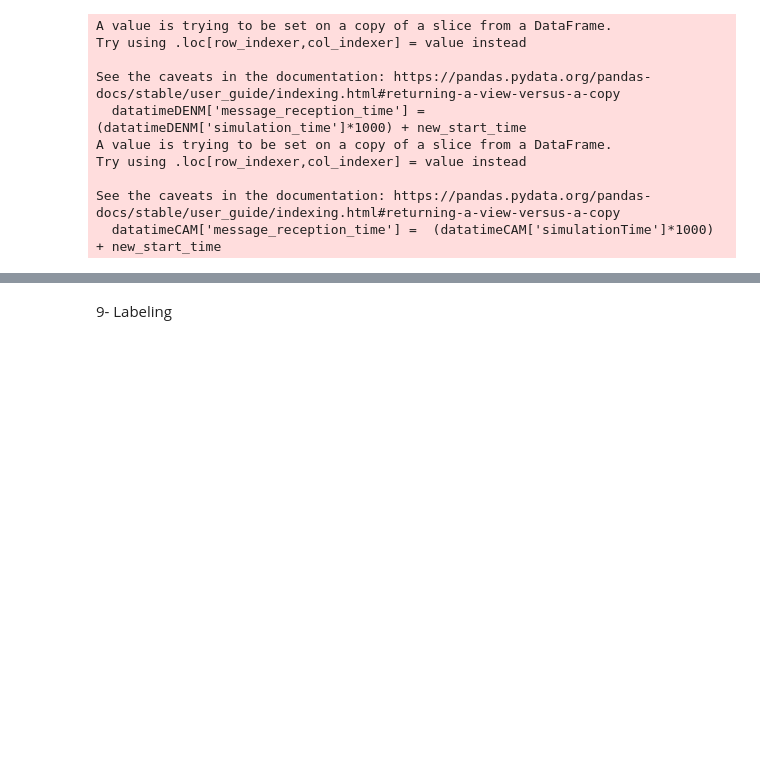
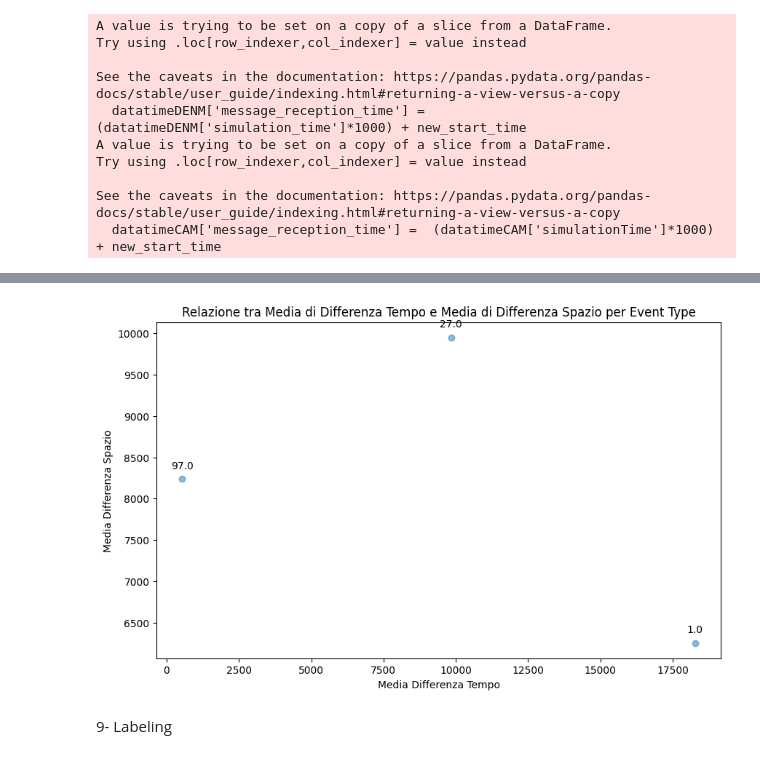
Before and after one commit to alessandrablasioli/attivitaprogettuale, a Jupyter notebook: attprog_sec/finito.ipynb, the cells around one changed output, grey strips where cells are left out. Saved outputs shown, nothing was run; the diff lists cells and outputs as text; code cells hidden in the pictures; blank space fills up the shorter version.

```diff
--- a/attprog_sec/finito.ipynb
+++ b/attprog_sec/finito.ipynb
@@ -542,3 +601,23 @@ datatimeDENM.head()
+# %%
+grouped_data_time = denm_modified.groupby('situation_eventType')['differenza_tempo'].mean()
+grouped_data_space = denm_modified.groupby('situation_eventType')['spatial_differences'].mean()
+
+mean_time = grouped_data_time.values
+mean_space = grouped_data_space.values
+
+plt.figure(figsize=(10, 6))
+plt.scatter(mean_time, mean_space, alpha=0.5)
+
+for group_name, x, y in zip(grouped_data_time.index, mean_time, mean_space):
+    plt.annotate(group_name, (x, y), textcoords="offset points", xytext=(0, 10), ha='center')
+
+plt.title('Relazione tra Media di Differenza Tempo e Media di Differenza Spazio per Event Type')
+plt.xlabel('Media Differenza Tempo')
+plt.ylabel('Media Differenza Spazio')
+
+plt.show()
+# %% [output]
+[figure, added]
 # %%
 datatimeDENM= datatimeDENM.loc[datatimeDENM['situation_informationQ'] > 0.6]
 # %%
```
Also changed, not shown: parts of 27 cells of this notebook, 1 other file.
